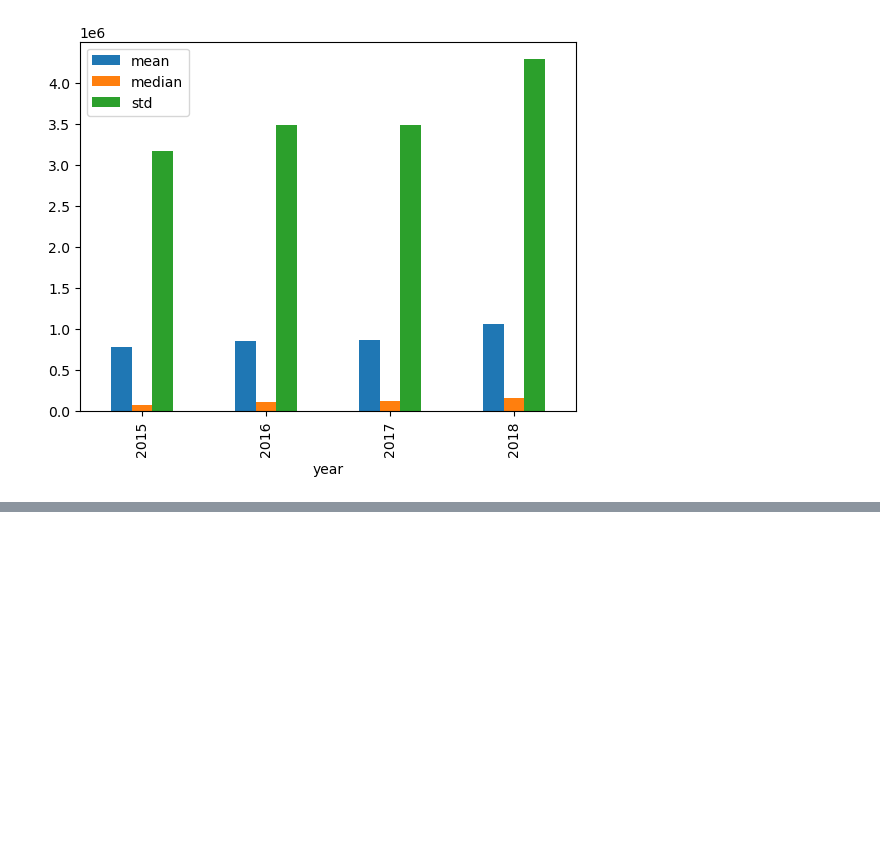
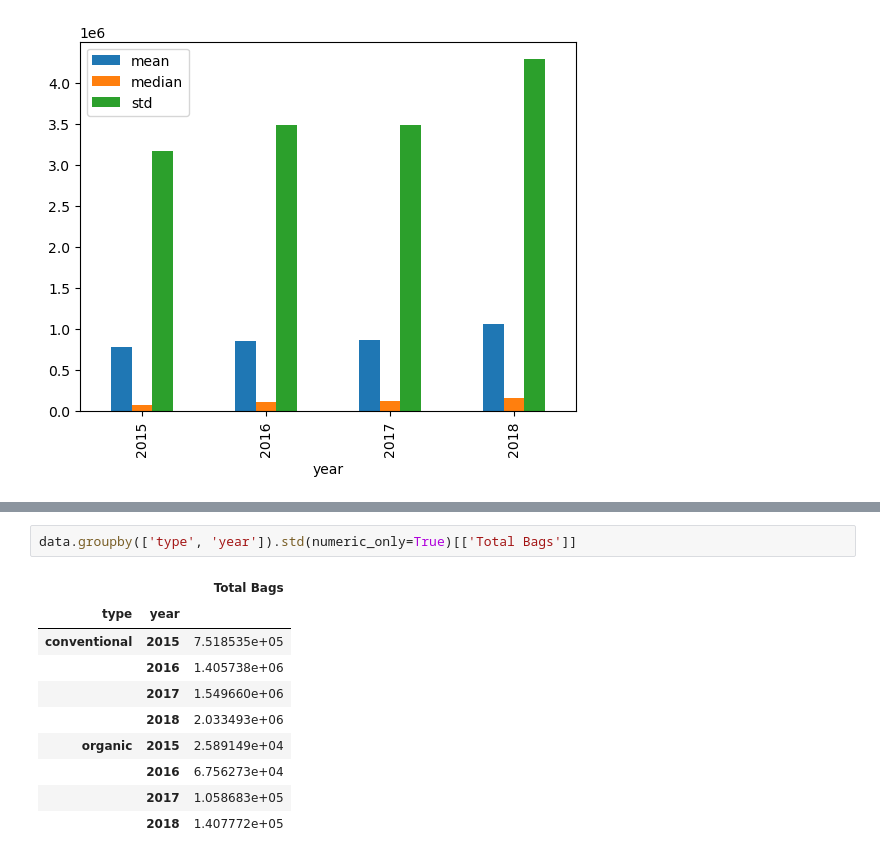
Before and after one commit to wchipman-csupueblo/410_Coding_Lesson_4, a Jupyter notebook: avocado.ipynb, the cells around one changed output, grey strips where cells are left out. Cells and saved outputs as stored; diff of their text form; blank space fills up the shorter version.

```diff
--- a/avocado.ipynb
+++ b/avocado.ipynb
@@ -127,0 +145,13 @@ data.groupby('year')['Total Volume'].agg(['mean', 'median', 'std']).plot.bar()
+# %%
+data.groupby(['type', 'year']).std(numeric_only=True)[['Total Bags']]
+# %% [output]
+|  |  | Total Bags |
+| type | year |  |
+| conventional | 2015 | 7.518535e+05 |
+|  | 2016 | 1.405738e+06 |
+|  | 2017 | 1.549660e+06 |
+|  | 2018 | 2.033493e+06 |
+| organic | 2015 | 2.589149e+04 |
+|  | 2016 | 6.756273e+04 |
+|  | 2017 | 1.058683e+05 |
+|  | 2018 | 1.407772e+05 |
```
Also changed, not shown: parts of 3 cells of this notebook.
